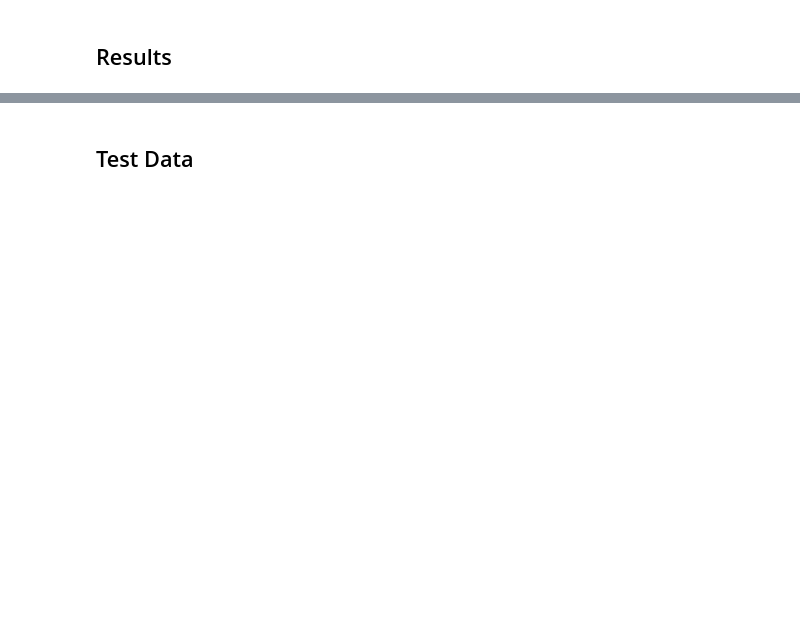
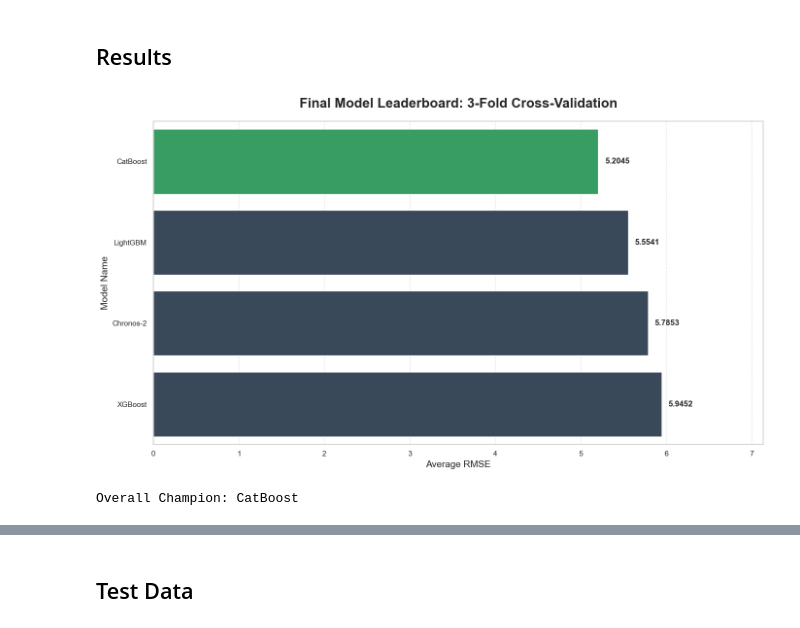
Before and after one commit to luisgrewe/StockSalesPrediction, a Jupyter notebook: salesprediction.ipynb, the cells around one changed output, grey strips where cells are left out. Saved outputs shown, nothing was run; the diff lists cells and outputs as text; code cells hidden in the pictures; blank space fills up the shorter version.

Commit message:
Restructuring image output and result output, finetuning not just for best performing model

```diff
--- a/salesprediction.ipynb
+++ b/salesprediction.ipynb
@@ -585,7 +613,7 @@ for model_name in models_to_test:
 
         if model_name == 'CatBoost':
             m = CatBoostRegressor(
-                iterations=2000, learning_rate=0.05, depth=6,
+                iterations=1500, learning_rate=0.05, depth=6,
                 loss_function='RMSE', random_seed=42, verbose=False,
                 early_stopping_rounds=50
             )
@@ -593,7 +621,7 @@ for model_name in models_to_test:
 
         elif model_name == 'XGBoost':
             m = xgb.XGBRegressor(
-                n_estimators=1000, learning_rate=0.05, max_depth=6,
+                n_estimators=1500, learning_rate=0.05, max_depth=6,
                 objective='reg:squarederror', enable_categorical=True,
                 tree_method='hist', random_state=42, verbosity=0
             )
@@ -601,7 +629,7 @@ for model_name in models_to_test:
 
         elif model_name == 'LightGBM':
             m = lgb.LGBMRegressor(
-                n_estimators=1000, learning_rate=0.05,
+                n_estimators=1500, learning_rate=0.05,
                 objective='regression', metric='rmse',
                 random_state=42, verbose=-1
             )
@@ -632,34 +678,37 @@ lgb_model = final_models.get('LightGBM')
 # %%
 df_leaderboard = pd.DataFrame(list(results.items()), columns=['Model', 'RMSE'])
 df_leaderboard = df_leaderboard.sort_values(by='RMSE', ascending=True)
 
-plt.figure(figsize=(12, 6))
+plt.figure(figsize=(14, 8))
 winner_overall = df_leaderboard.iloc[0]['Model']
 colors = ['#27ae60' if model == winner_overall else '#34495e' for model in df_leaderboard['Model']]
 
 ax = sns.barplot(
     data=df_leaderboard,
     x='RMSE',
     y='Model',
     palette=colors,
     hue='Model',
     legend=False
 )
 
 # Bar Labels
 for i in ax.containers:
     ax.bar_label(i, fmt='%.4f', padding=10, fontsize=12, fontweight='bold')
 
-plt.title('Final Model Leaderboard: 3-Fold Cross-Validation', fontsize=18, fontweight='bold', pad=20)
-plt.xlabel('Average RMSE', fontsize=13)
-plt.ylabel('Model Name', fontsize=13)
+plt.title('Final Model Leaderboard: 3-Fold Cross-Validation', fontsize=20, fontweight='bold', pad=20)
+plt.xlabel('Average RMSE', fontsize=14)
+plt.ylabel('Model Name', fontsize=14)
 plt.xlim(0, df_leaderboard['RMSE'].max() * 1.2)
 plt.grid(axis='x', linestyle='--', alpha=0.5)
 
 plt.tight_layout()
-plt.savefig('model_leaderboard.png')
+plt.savefig('images/model_leaderboard.png')
 plt.show()
 
 print(f"Overall Champion: {winner_overall}")
+# %% [output]
+[figure, added]
+Overall Champion: CatBoost
 # %%
 def objective(trial):
```
Also changed, not shown: parts of 22 cells of this notebook, 30 other files.
